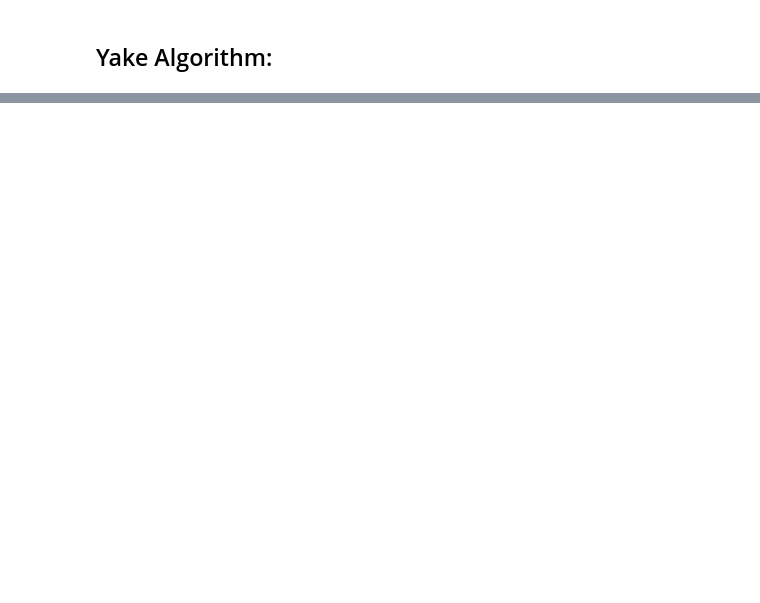
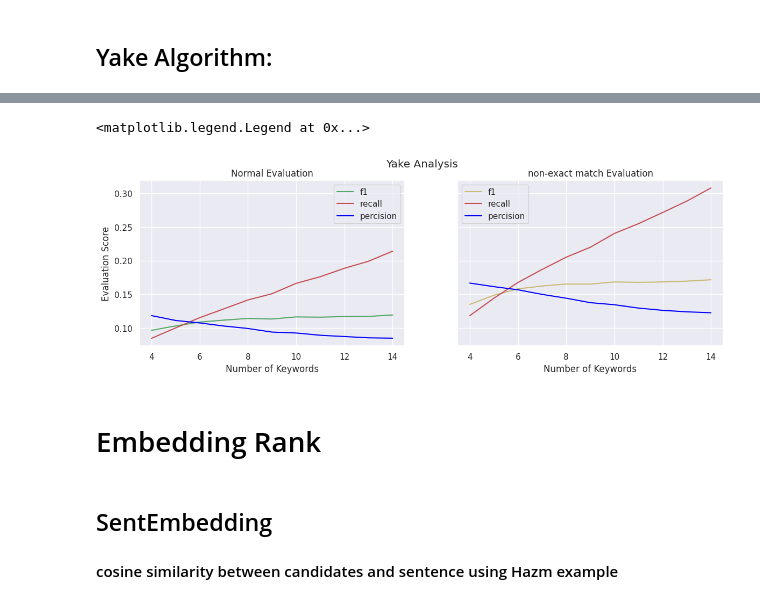
Before and after one commit to Nima-Nilchian/Keyword_extraction, a Jupyter notebook: Keyword_extraction.ipynb, the cells around one changed output, grey strips where cells are left out. Drawn from its saved outputs; the diff is of its cells as text; code cells hidden in the pictures; blank space fills up the shorter version.

Commit message:
added embedRank and BertKey

```diff
--- a/Keyword_extraction.ipynb
+++ b/Keyword_extraction.ipynb
@@ -386,0 +527,27 @@ def yake_extractor(texts, top=10):
+# %%
+num_keys = []
+f1_scores, f1_scores_ngrams = [], []
+recall_scores, recall_ngrams = [], []
+percision_scores, percision_ngrams = [], []
+
+for k in range(4, 15):
+  num_keys.append(k)
+
+  yake_score, yake_score_ngrams = [], []
+  candids = yake_extractor(all_texts, k)
+  for i in range(len(candids)):
+    yake_score.append(evaluate(candids[i], df.keywords.iloc[i]))
+    yake_score_ngrams.append(evaluate(candids[i], df.keywords.iloc[i], ngrams_=True))
+
+  scores = np.array(yake_score).mean(axis=0)
+  f1_scores.append(scores[0])
+  recall_scores.append(scores[1])
+  percision_scores.append(scores[2])
+
+  scores_ngrams = np.array(yake_score_ngrams).mean(axis=0)
+  f1_scores_ngrams.append(scores_ngrams[0])
+  recall_ngrams.append(scores_ngrams[1])
+  percision_ngrams.append(scores_ngrams[2])
+
+  print(f'yake f1 score with {k} keywords: ', np.round(scores[0], 4))
+  print(f'yake f1 score with {k} keywords: new eval ', np.round(scores_ngrams[0], 4))
@@ -386,0 +572,26 @@ def yake_extractor(texts, top=10):
+# %%
+fig , axes = plt.subplots(1, 2, figsize=(14, 4), sharey='row')
+
+fig.suptitle('Yake Analysis')
+axes[0].set_title('Normal Evaluation')
+axes[0].set_xlabel('Number of Keywords')
+axes[0].set_ylabel('Evaluation Score')
+axes[0].plot(num_keys, f1_scores,label = 'f1', color='g')
+axes[0].plot(num_keys, recall_scores, label='recall', color='r')
+axes[0].plot(num_keys, percision_scores, label='percision', color='blue')
+axes[0].legend()
+
+axes[1].set_title('non-exact match Evaluation')
+axes[1].set_xlabel('Number of Keywords')
+axes[1].plot(num_keys, f1_scores_ngrams,label = 'f1', color='y')
+axes[1].plot(num_keys, recall_ngrams, label='recall', color='r')
+axes[1].plot(num_keys, percision_ngrams, label='percision', color='blue')
+axes[1].legend()
+# %% [output]
+<matplotlib.legend.Legend at 0x...>
+[figure, added]
+# %% [markdown]
+# Embedding Rank
+# %% [markdown]
+## SentEmbedding
+#### cosine similarity between candidates and sentence using Hazm example
```
Also changed, not shown: parts of 45 cells of this notebook.
